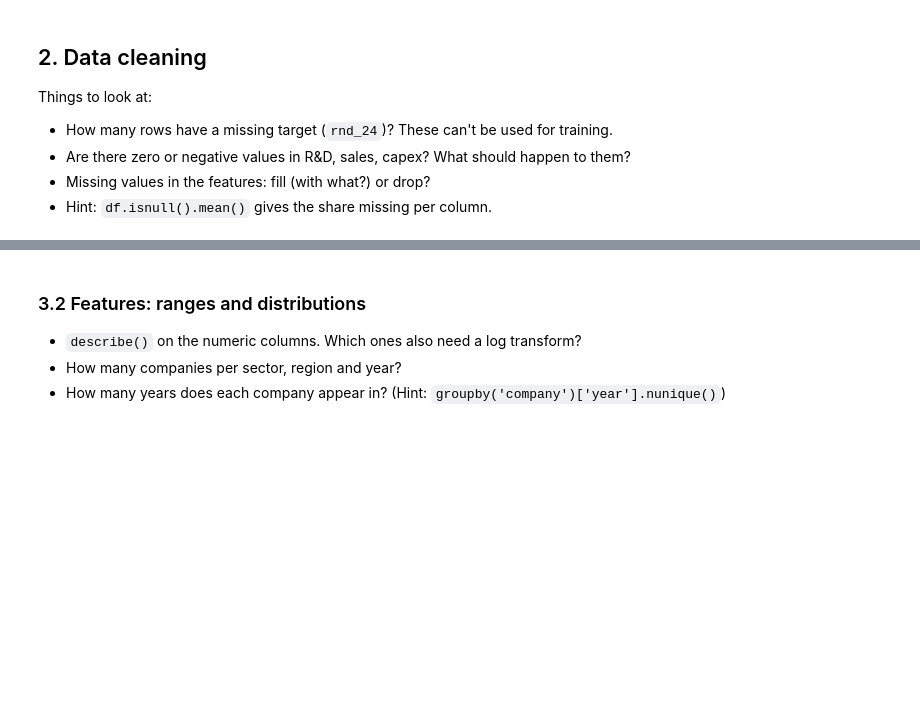
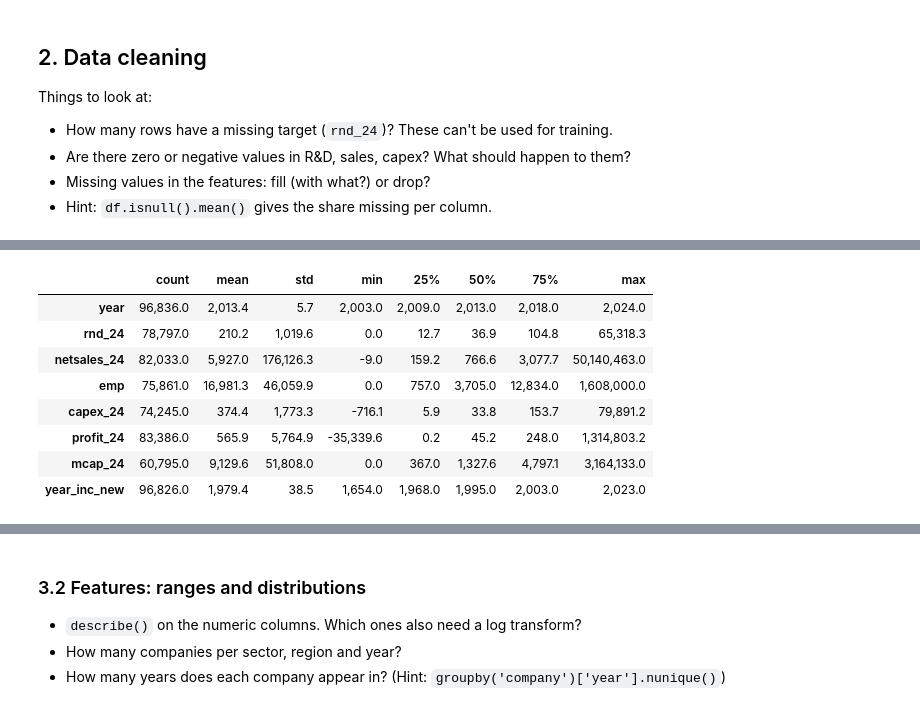
Before and after one commit to song2siren/ml-zoomcamp-rd-spend-benchmark, a Jupyter notebook: notebook.ipynb, the cells around one changed output, grey strips where cells are left out. Drawn from its saved outputs; the diff is of its cells as text; code cells hidden in the pictures; blank space fills up the shorter version.

```diff
--- a/notebook.ipynb
+++ b/notebook.ipynb
@@ -38,0 +91,14 @@ Things to look at:
+# %%
+# Are there odd values in the numbers?
+pd.set_option('display.float_format', '{:,.1f}'.format)
+df.describe().T
+# %% [output]
+|  | count | mean | std | min | 25% | 50% | 75% | max |
+| year | 96,836.0 | 2,013.4 | 5.7 | 2,003.0 | 2,009.0 | 2,013.0 | 2,018.0 | 2,024.0 |
+| rnd_24 | 78,797.0 | 210.2 | 1,019.6 | 0.0 | 12.7 | 36.9 | 104.8 | 65,318.3 |
+| netsales_24 | 82,033.0 | 5,927.0 | 176,126.3 | -9.0 | 159.2 | 766.6 | 3,077.7 | 50,140,463.0 |
+| emp | 75,861.0 | 16,981.3 | 46,059.9 | 0.0 | 757.0 | 3,705.0 | 12,834.0 | 1,608,000.0 |
+| capex_24 | 74,245.0 | 374.4 | 1,773.3 | -716.1 | 5.9 | 33.8 | 153.7 | 79,891.2 |
+| profit_24 | 83,386.0 | 565.9 | 5,764.9 | -35,339.6 | 0.2 | 45.2 | 248.0 | 1,314,803.2 |
+| mcap_24 | 60,795.0 | 9,129.6 | 51,808.0 | 0.0 | 367.0 | 1,327.6 | 4,797.1 | 3,164,133.0 |
+| year_inc_new | 96,826.0 | 1,979.4 | 38.5 | 1,654.0 | 1,968.0 | 1,995.0 | 2,003.0 | 2,023.0 |
```
Also changed, not shown: parts of 13 cells of this notebook.
